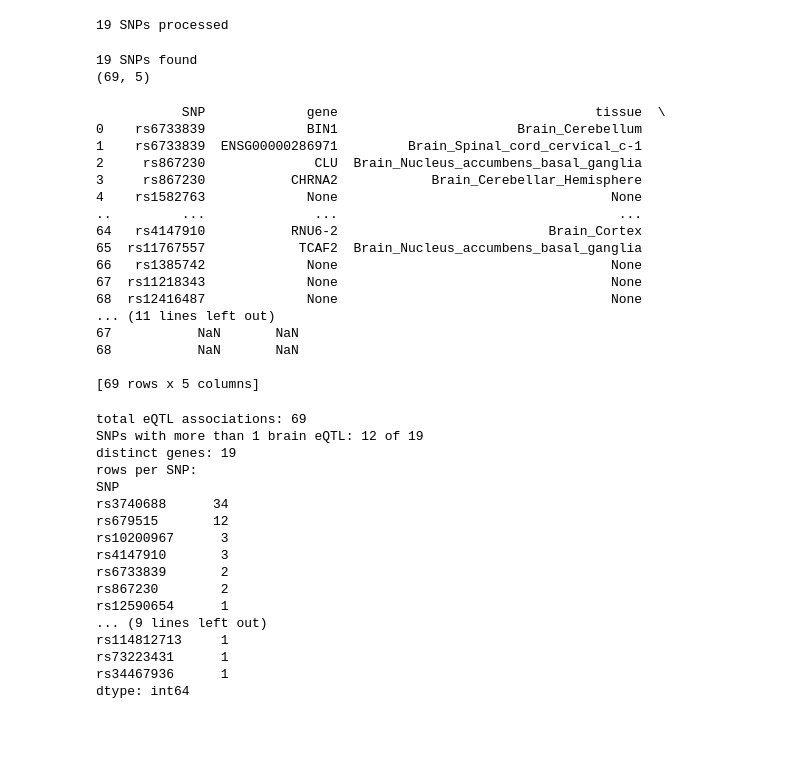
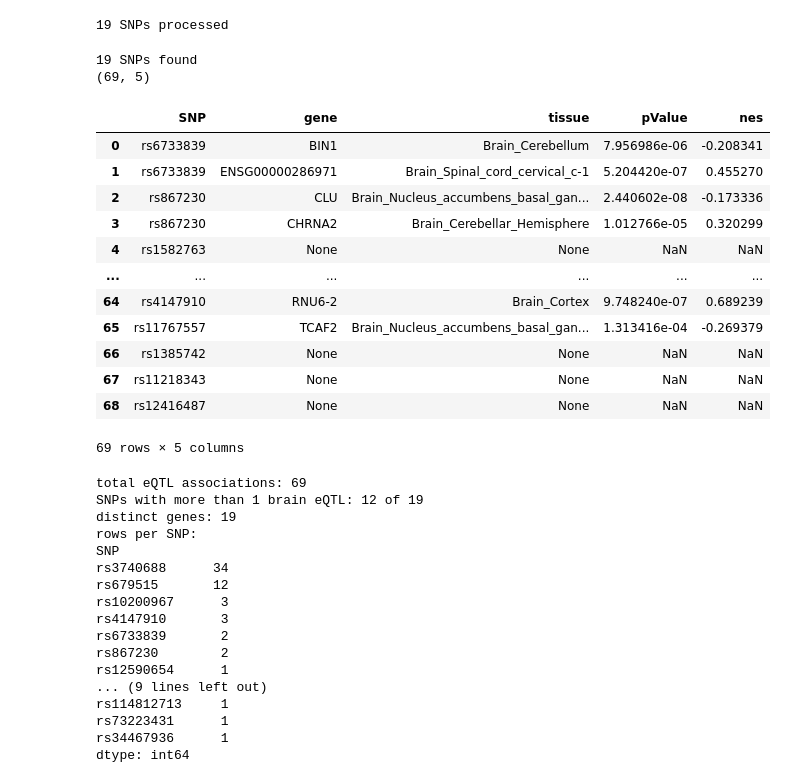
Before and after one commit to rr2526/alzheimers-gwas-pipeline, a Jupyter notebook: ad_gwas_analysis.ipynb, the cells around one changed output. Cells and saved outputs as stored; diff of their text form; code cells hidden in the pictures; blank space fills up the shorter version.

```diff
--- a/ad_gwas_analysis.ipynb
+++ b/ad_gwas_analysis.ipynb
@@ -517,39 +515,33 @@ print(len(brain_tissues), "SNPs processed")
 # %%
 rows = []
 for rsid, results in zip(snps, brain_tissues):
     if results is None or len(results) == 0:
        rows.append({"SNP": rsid, "gene": None, "tissue": None, "pValue": None, "nes": None})
        continue
     for r in results:
         rows.append({"SNP": rsid, "gene": r["geneSymbol"], "tissue": r["tissueSiteDetailId"], "pValue": r["pValue"], "nes": r["nes"]})
 
 eqtl = pd.DataFrame(rows)
 eqtl_snps = set(eqtl["SNP"])
 print(len(eqtl_snps), "SNPs found")
 print(eqtl.shape)
+eqtl
 # %% [output]
 19 SNPs found
 (69, 5)
+|  | SNP | gene | tissue | pValue | nes |
+| 0 | rs6733839 | BIN1 | Brain_Cerebellum | 7.956986e-06 | -0.208341 |
+| 1 | rs6733839 | ENSG00000286971 | Brain_Spinal_cord_cervical_c-1 | 5.204420e-07 | 0.455270 |
+| 2 | rs867230 | CLU | Brain_Nucleus_accumbens_basal_gan... | 2.440602e-08 | -0.173336 |
+| 3 | rs867230 | CHRNA2 | Brain_Cerebellar_Hemisphere | 1.012766e-05 | 0.320299 |
+| 4 | rs1582763 | None | None | NaN | NaN |
+| ... | ... | ... | ... | ... | ... |
+| 64 | rs4147910 | RNU6-2 | Brain_Cortex | 9.748240e-07 | 0.689239 |
+| 65 | rs11767557 | TCAF2 | Brain_Nucleus_accumbens_basal_gan... | 1.313416e-04 | -0.269379 |
+| 66 | rs1385742 | None | None | NaN | NaN |
+| 67 | rs11218343 | None | None | NaN | NaN |
+| 68 | rs12416487 | None | None | NaN | NaN |
+69 rows × 5 columns
-# %%
-print(eqtl)
-# %% [output]
-           SNP             gene                                 tissue  \
-0    rs6733839             BIN1                       Brain_Cerebellum
-1    rs6733839  ENSG00000286971         Brain_Spinal_cord_cervical_c-1
-2     rs867230              CLU  Brain_Nucleus_accumbens_basal_ganglia
-3     rs867230           CHRNA2            Brain_Cerebellar_Hemisphere
-4    rs1582763             None                                   None
-..         ...              ...                                    ...
-64   rs4147910           RNU6-2                           Brain_Cortex
-65  rs11767557            TCAF2  Brain_Nucleus_accumbens_basal_ganglia
-66   rs1385742             None                                   None
-67  rs11218343             None                                   None
-68  rs12416487             None                                   None
-... (11 lines left out)
-67           NaN       NaN
-68           NaN       NaN
-
-[69 rows x 5 columns]
 # %%
 print("total eQTL associations:", len(eqtl))
 print("SNPs with more than 1 brain eQTL:", eqtl.dropna(subset=["gene"])["SNP"].nunique(), "of 19")
```
Also changed, not shown: parts of 6 cells of this notebook.
